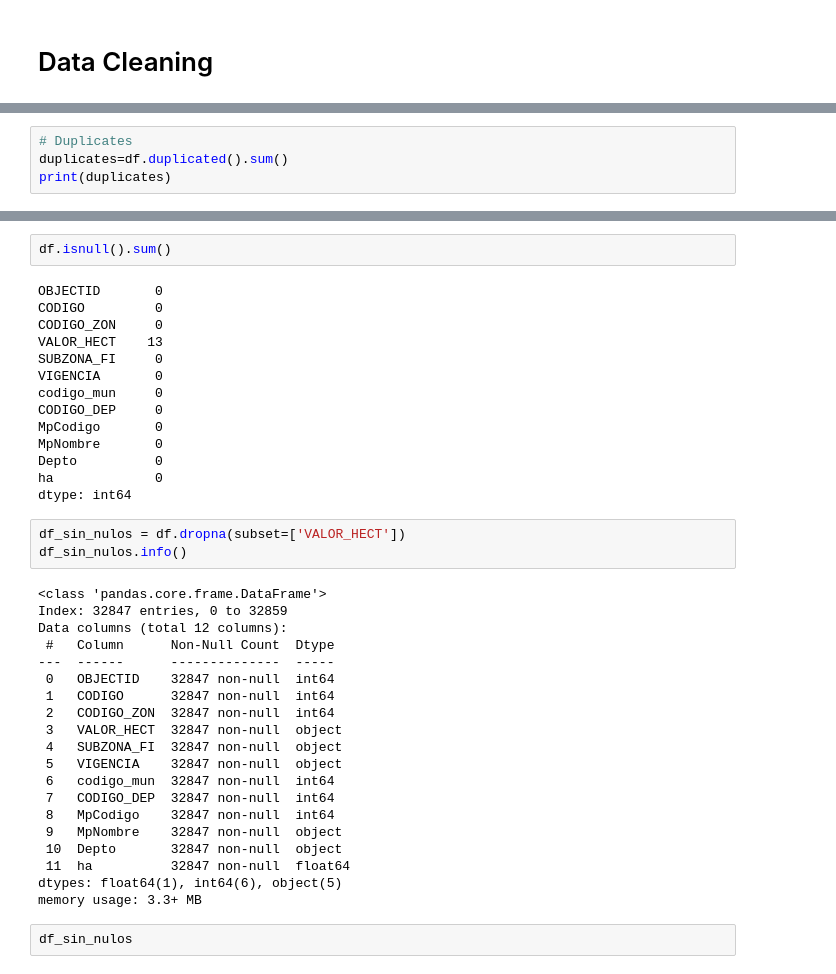
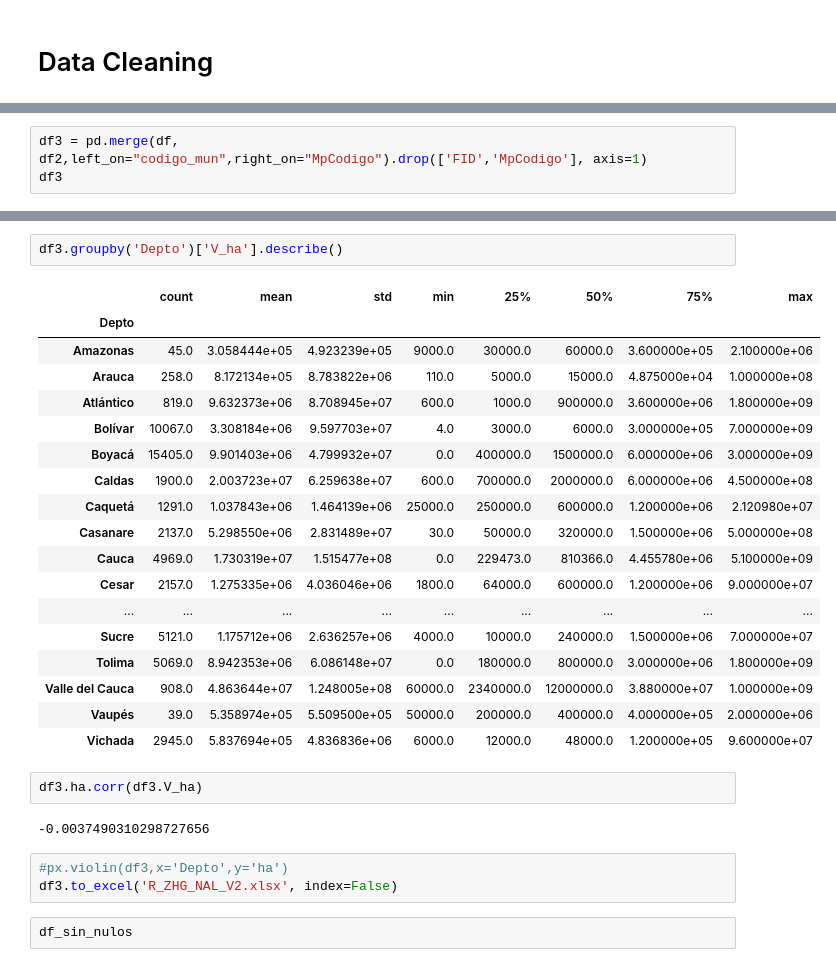
Before and after one commit to sebastianmb/PortfologioDataAnalyst, a Jupyter notebook: Procesamientos/General Stadistics ZHG.ipynb, the cells around one changed output, grey strips where cells are left out. Cells and saved outputs as stored; diff of their text form.

```diff
--- a/Procesamientos/General Stadistics ZHG.ipynb
+++ b/Procesamientos/General Stadistics ZHG.ipynb
@@ -26,5 +51,4 @@ df.head()
 # %%
-# Duplicates
-duplicates=df.duplicated().sum()
-print(duplicates)
+df3 = pd.merge(df, df2,left_on="codigo_mun",right_on="MpCodigo").drop(['FID','MpCodigo'], axis=1)
+df3
 # %% [output]
@@ -37,42 +90,31 @@ ValueError: could not convert string to float: ' '
 # %%
-df.isnull().sum()
+df3.groupby('Depto')['V_ha'].describe()
 # %% [output]
-OBJECTID       0
-CODIGO         0
-CODIGO_ZON     0
-VALOR_HECT    13
-SUBZONA_FI     0
-VIGENCIA       0
-codigo_mun     0
-CODIGO_DEP     0
-MpCodigo       0
-MpNombre       0
-Depto          0
-ha             0
-dtype: int64
+|  | count | mean | std | min | 25% | 50% | 75% | max |
+| Depto |  |  |  |  |  |  |  |  |
+| Amazonas | 45.0 | 3.058444e+05 | 4.923239e+05 | 9000.0 | 30000.0 | 60000.0 | 3.600000e+05 | 2.100000e+06 |
+| Arauca | 258.0 | 8.172134e+05 | 8.783822e+06 | 110.0 | 5000.0 | 15000.0 | 4.875000e+04 | 1.000000e+08 |
+| Atlántico | 819.0 | 9.632373e+06 | 8.708945e+07 | 600.0 | 1000.0 | 900000.0 | 3.600000e+06 | 1.800000e+09 |
+| Bolívar | 10067.0 | 3.308184e+06 | 9.597703e+07 | 4.0 | 3000.0 | 6000.0 | 3.000000e+05 | 7.000000e+09 |
+| Boyacá | 15405.0 | 9.901403e+06 | 4.799932e+07 | 0.0 | 400000.0 | 1500000.0 | 6.000000e+06 | 3.000000e+09 |
+| Caldas | 1900.0 | 2.003723e+07 | 6.259638e+07 | 600.0 | 700000.0 | 2000000.0 | 6.000000e+06 | 4.500000e+08 |
+| Caquetá | 1291.0 | 1.037843e+06 | 1.464139e+06 | 25000.0 | 250000.0 | 600000.0 | 1.200000e+06 | 2.120980e+07 |
+| Casanare | 2137.0 | 5.298550e+06 | 2.831489e+07 | 30.0 | 50000.0 | 320000.0 | 1.500000e+06 | 5.000000e+08 |
+| Cauca | 4969.0 | 1.730319e+07 | 1.515477e+08 | 0.0 | 229473.0 | 810366.0 | 4.455780e+06 | 5.100000e+09 |
+| Cesar | 2157.0 | 1.275335e+06 | 4.036046e+06 | 1800.0 | 64000.0 | 600000.0 | 1.200000e+06 | 9.000000e+07 |
+| ... | ... | ... | ... | ... | ... | ... | ... | ... |
+| Sucre | 5121.0 | 1.175712e+06 | 2.636257e+06 | 4000.0 | 10000.0 | 240000.0 | 1.500000e+06 | 7.000000e+07 |
+| Tolima | 5069.0 | 8.942353e+06 | 6.086148e+07 | 0.0 | 180000.0 | 800000.0 | 3.000000e+06 | 1.800000e+09 |
+| Valle del Cauca | 908.0 | 4.863644e+07 | 1.248005e+08 | 60000.0 | 2340000.0 | 12000000.0 | 3.880000e+07 | 1.000000e+09 |
+| Vaupés | 39.0 | 5.358974e+05 | 5.509500e+05 | 50000.0 | 200000.0 | 400000.0 | 4.000000e+05 | 2.000000e+06 |
+| Vichada | 2945.0 | 5.837694e+05 | 4.836836e+06 | 6000.0 | 12000.0 | 48000.0 | 1.200000e+05 | 9.600000e+07 |
 # %%
-df_sin_nulos = df.dropna(subset=['VALOR_HECT'])
-df_sin_nulos.info()
+df3.ha.corr(df3.V_ha)
 # %% [output]
-<class 'pandas.core.frame.DataFrame'>
-Index: 32847 entries, 0 to 32859
-Data columns (total 12 columns):
- #   Column      Non-Null Count  Dtype
----  ------      --------------  -----
- 0   OBJECTID    32847 non-null  int64
- 1   CODIGO      32847 non-null  int64
- 2   CODIGO_ZON  32847 non-null  int64
- 3   VALOR_HECT  32847 non-null  object
- 4   SUBZONA_FI  32847 non-null  object
- 5   VIGENCIA    32847 non-null  object
- 6   codigo_mun  32847 non-null  int64
- 7   CODIGO_DEP  32847 non-null  int64
- 8   MpCodigo    32847 non-null  int64
- 9   MpNombre    32847 non-null  object
- 10  Depto       32847 non-null  object
- 11  ha          32847 non-null  float64
-dtypes: float64(1), int64(6), object(5)
-memory usage: 3.3+ MB
+-0.0037490310298727656
+# %%
+#px.violin(df3,x='Depto',y='ha')
+df3.to_excel('R_ZHG_NAL_V2.xlsx', index=False)
 # %%
 df_sin_nulos
 # %% [output]
```
Also changed, not shown: parts of 9 cells of this notebook, 2 other files.
